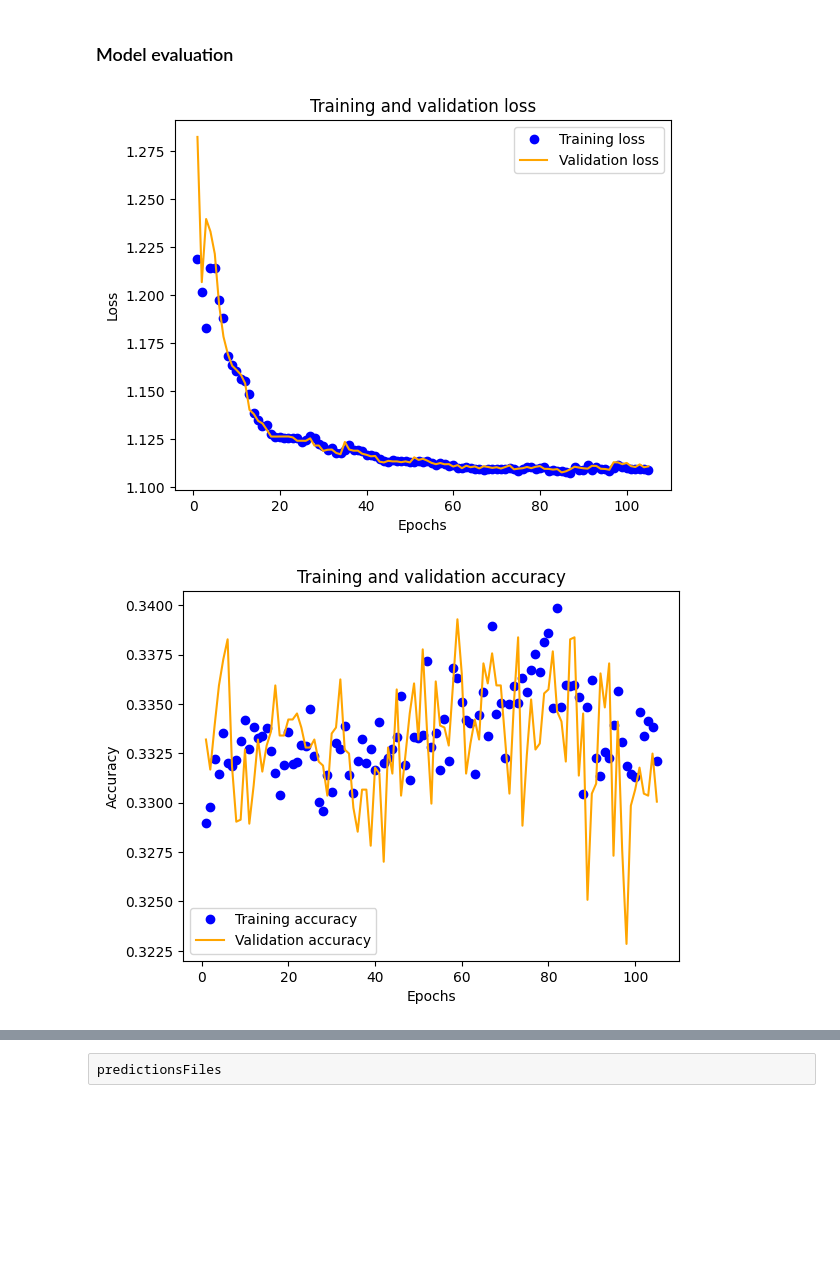
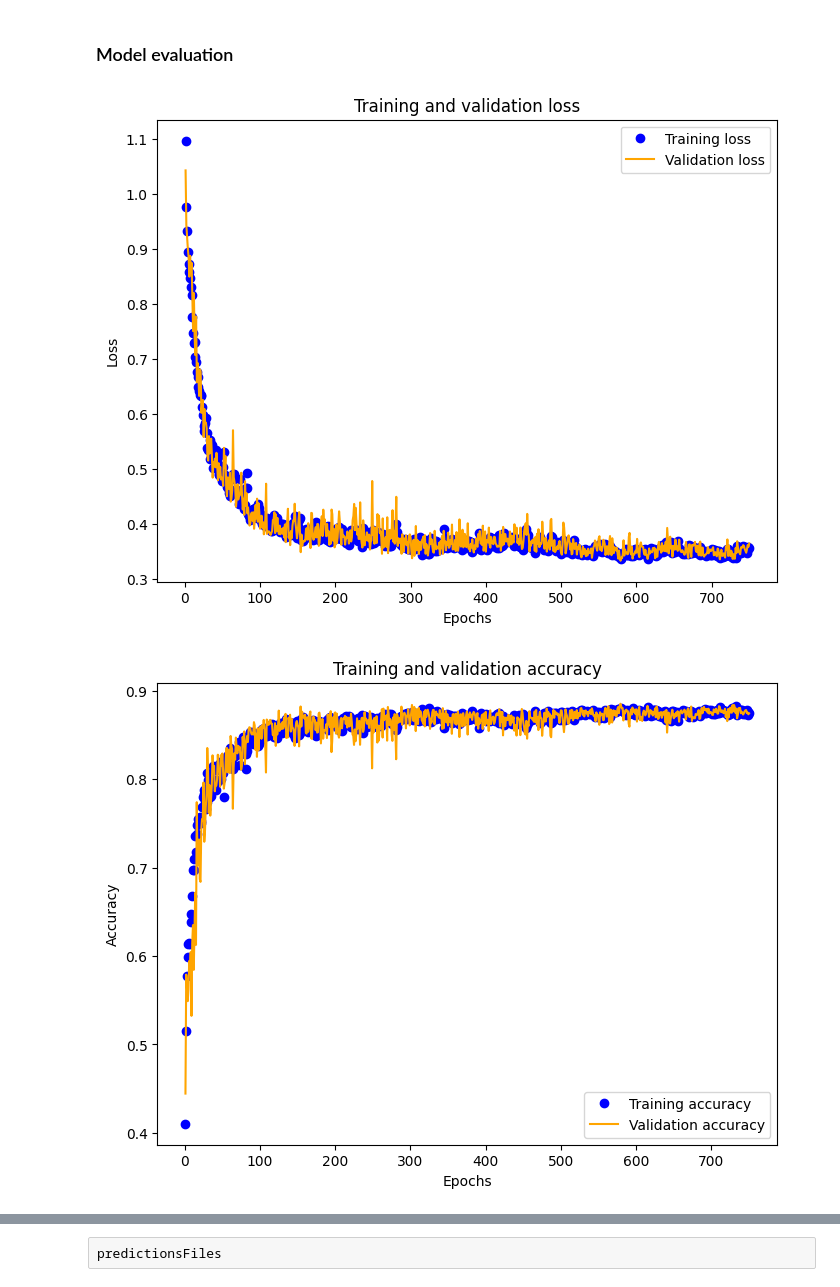
Before and after one commit to smart-pix/filter, a Jupyter notebook: model_pipeline/train.ipynb, the cells around one changed output, grey strips where cells are left out. Cells and saved outputs as stored; diff of their text form; code cells hidden in the pictures; blank space fills up the shorter version.

Commit message:
new noise-thresholds and improved model training after hlev fix

```diff
--- a/model_pipeline/train.ipynb
+++ b/model_pipeline/train.ipynb
@@ -653,7 +706,8 @@ if train_and_save:
     history = model.fit(X_train,
                     y_train,
                     callbacks=[es],
-                    epochs=300, #150 # Changed from 150 to 300 to reduce mis-classification of 1/2 as 0 (DS, 8Jan26)
+                    # epochs=300, #150 # Changed from 150 to 300 to reduce mis-classification of 1/2 as 0 (DS, 8Jan26)
+                    epochs=150,
                     batch_size=512,
                     validation_split=0.2,
                     shuffle=True,
@@ -1058,7 +1131,8 @@ qmodel_type = qmodels[chosen_qmodel]['type']
 # %%
 model = qmodel_def(X_train.shape[1:], y_train.shape[-1])
 
-model.compile(optimizer=Adam(learning_rate=5e-5), # Changed from default learning rate for training on ASIC yprofiles (DS, 16Feb26)
+# model.compile(optimizer=Adam(learning_rate=5e-5), # Changed from default learning rate for training on ASIC yprofiles (DS, 16Feb26)
+model.compile(optimizer=Adam(), # Changed from default learning rate for training on ASIC yprofiles (DS, 16Feb26)
               loss=keras.losses.SparseCategoricalCrossentropy(from_logits=True), # default from_logits=False
               metrics=[keras.metrics.SparseCategoricalAccuracy()])
 
@@ -1100,14 +1174,15 @@ if train_and_save:
     es = EarlyStopping(monitor='val_loss',
                        #monitor='val_sparse_categorical_accuracy',
                        #mode='max', # don't minimize the accuracy!
-                       patience=20,
+                       patience=750,
                        restore_best_weights=True)
 
     history = model.fit(X_train,
                     y_train,
-                    callbacks=[es],
-                    epochs=300, #150 # Changed from 150 to 300 to reduce mis-classification of 1/2 as 0 (DS, 8Jan26)
-                    batch_size=1024,
+                    callbacks=[],
+                    epochs=750, #150 # Changed from 150 to 300 to reduce mis-classification of 1/2 as 0 (DS, 8Jan26) and then increased to 750 for better convergence of quantized models (DS, 8May26)
+                    # epochs=150,
+                    batch_size=4096, # Changing batch size from 1024 to 2048 (DS, 12May26)
                     validation_split=0.2,
                     shuffle=True,
                     verbose=0)
@@ -1136,6 +1211,7 @@ if train_and_save:
     loss_values = history_dict['loss']
     val_loss_values = history_dict['val_loss']
     epochs = range(1, len(loss_values) + 1)
+    plt.figure(figsize=(8, 6))
     plt.plot(epochs, loss_values, 'bo', label='Training loss')
     plt.plot(epochs, val_loss_values, 'orange', label='Validation loss')
     plt.title('Training and validation loss')
@@ -1149,29 +1225,30 @@ else:
     img = Image.open(save_dir+'/images/' + qmodel_prefix + '_loss.png')
     display(img)
 # %% [output]
-[figure, old version]
+[figure, new version]
 # %%
 if train_and_save:
     acc = history.history['sparse_categorical_accuracy']
     val_acc = history.history['val_sparse_categorical_accuracy']
     epochs = range(1, len(acc) + 1)
+    plt.figure(figsize=(8, 6))
     plt.plot(epochs, acc, 'bo', label='Training accuracy')
     plt.plot(epochs, val_acc, 'orange', label='Validation accuracy')
     plt.title('Training and validation accuracy')
     plt.xlabel('Epochs')
     plt.ylabel('Accuracy')
     plt.legend()
     #np.max(val_acc)
     plt.savefig(save_dir+'/images/' + qmodel_prefix + '_accuracy.png')
     plt.show()
 else:
     from PIL import Image
     #from os.path import exists
 
     img = Image.open(save_dir+'/images/' + qmodel_prefix + '_accuracy.png')
     display(img)
 # %% [output]
-[figure, old version]
+[figure, new version]
 # %%
 preds = model.predict(X_test)
 predictionsFiles = np.argmax(preds, axis=1)
```
Also changed, not shown: parts of 42 cells of this notebook, 7 other files.
